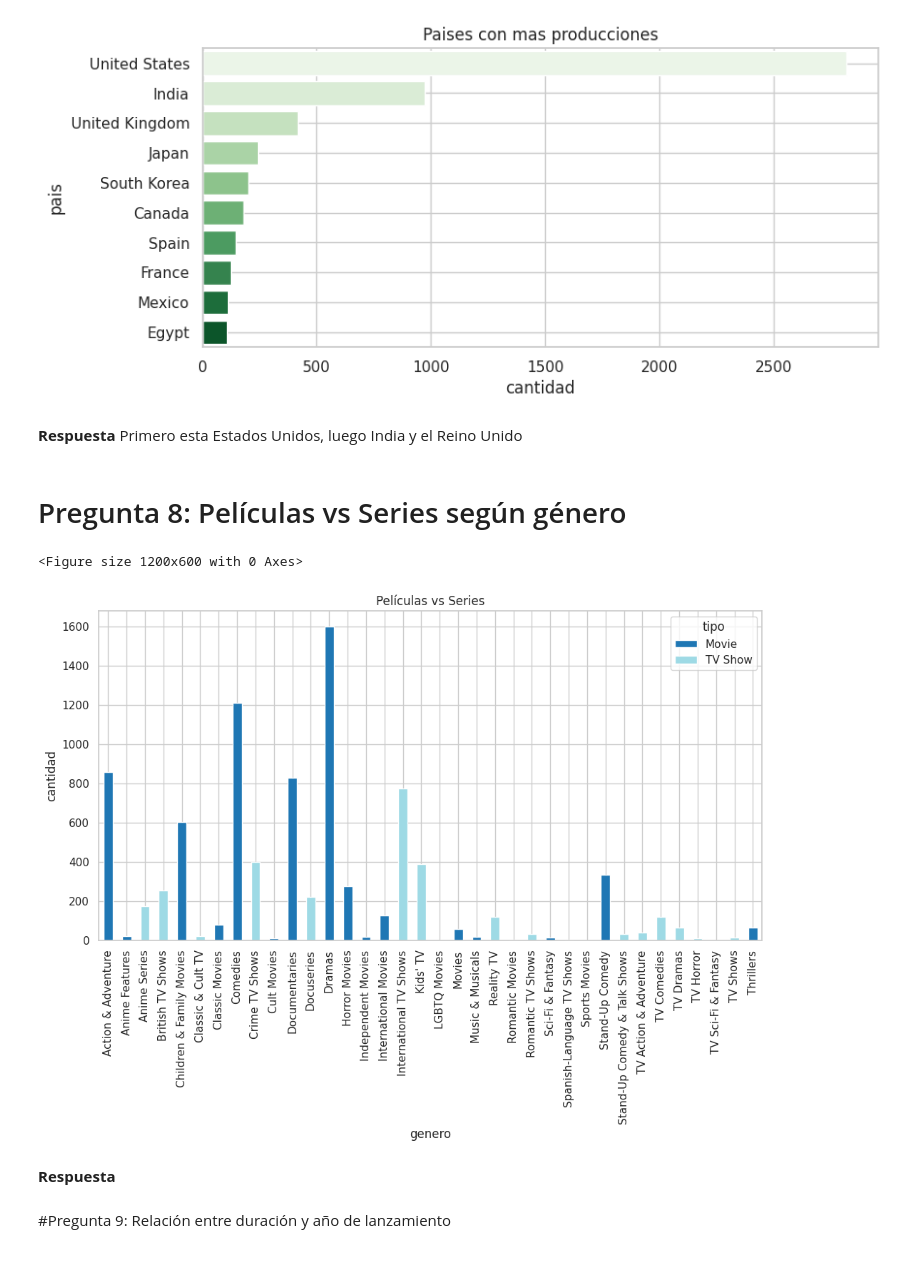
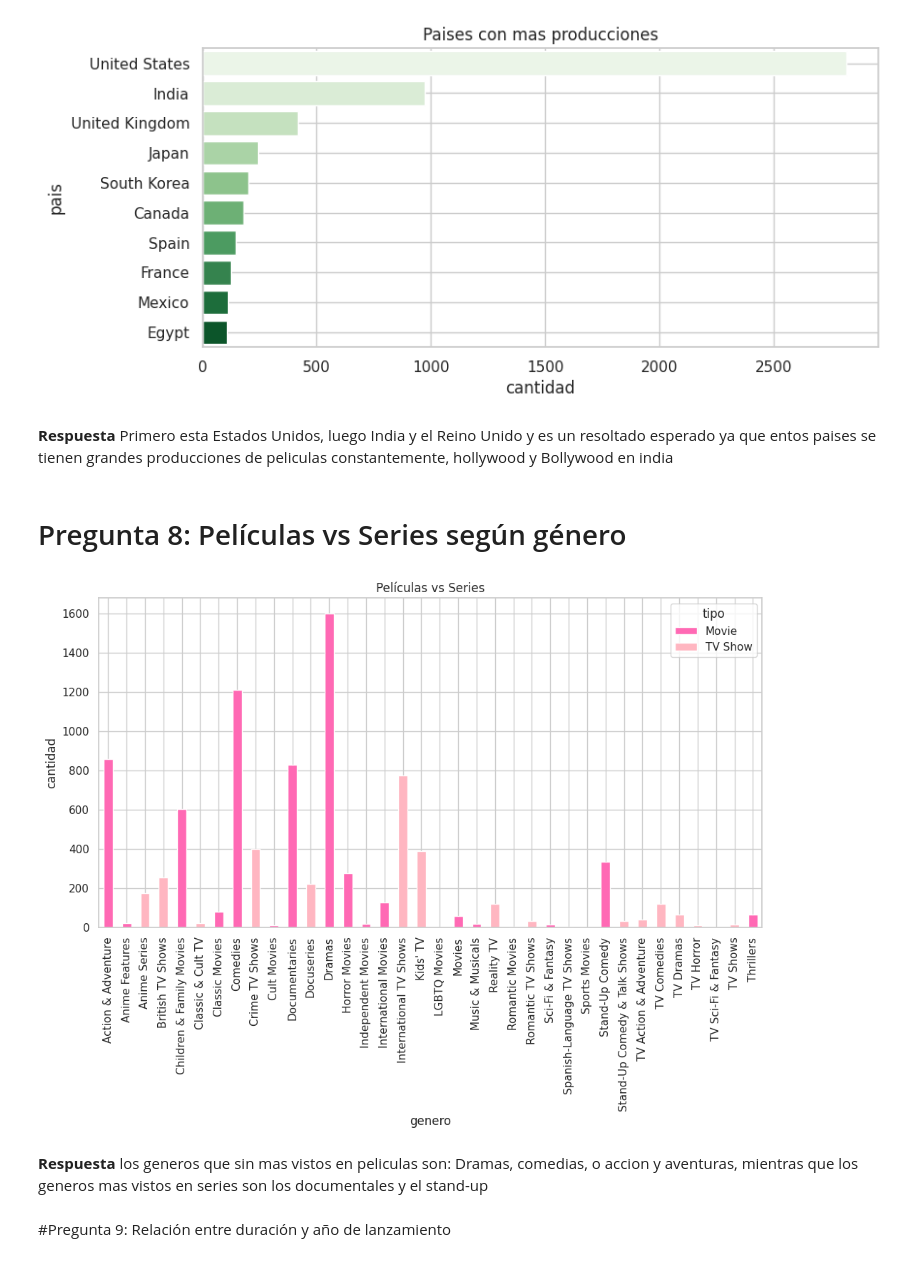
Before and after one commit to baitiarecorvalan/MAT281-Entregables, a Jupyter notebook: docs/codes/labs/lab_05.ipynb, the cells around one changed output. Drawn from its saved outputs; the diff is of its cells as text; code cells hidden in the pictures.

```diff
--- a/docs/codes/labs/lab_05.ipynb
+++ b/docs/codes/labs/lab_05.ipynb
@@ -226,30 +228,30 @@ Passing `palette` without assigning `hue` is deprecated and will be removed in v
 [figure]
 # %% [markdown]
 **Respuesta**
-Primero esta Estados Unidos, luego India y el Reino Unido
+Primero esta Estados Unidos, luego India y el Reino Unido y es un resoltado esperado ya que entos paises se tienen grandes producciones de peliculas constantemente, hollywood y Bollywood en india
 # %% [markdown]
 # Pregunta 8: Películas vs Series según género
 # %%
 #obtener los generos principales de peliculas y series
 df["genero"]= df["listed_in"].str.split(",").str[0]
 
 #agrupar por genero y tipo (pelicula o serie)
 cuenta= df.groupby(["genero","type"]).size().unstack(fill_value=0)
 
-plt.figure(figsize=(12,6))
-cuenta.plot(kind="bar",stacked=True, colormap="tab20",figsize=(12,6))
+cuenta.plot(kind="bar",stacked=True,figsize=(12,6), color=["#FF69B4", "#FFB6C1"])
 plt.title("Películas vs Series")
 plt.xlabel("genero")
 plt.ylabel("cantidad")
+plt.xticks(rotation=90)
 plt.legend(title="tipo")
 plt.show()
 
 #y ahora si pasamos al grafico
 # %% [output]
-<Figure size 1200x600 with 0 Axes>
-[figure, old version]
+[figure, new version]
-# %% [markdown]
-**Respuesta**
+# %% [markdown]
+**Respuesta**
+los generos que sin mas vistos en peliculas son: Dramas, comedias, o accion y aventuras, mientras que los generos mas vistos en series son los documentales y el stand-up
 # %% [markdown]
 #Pregunta 9: Relación entre duración y año de lanzamiento
 # %%
```
Also changed, not shown: parts of 6 cells of this notebook.
